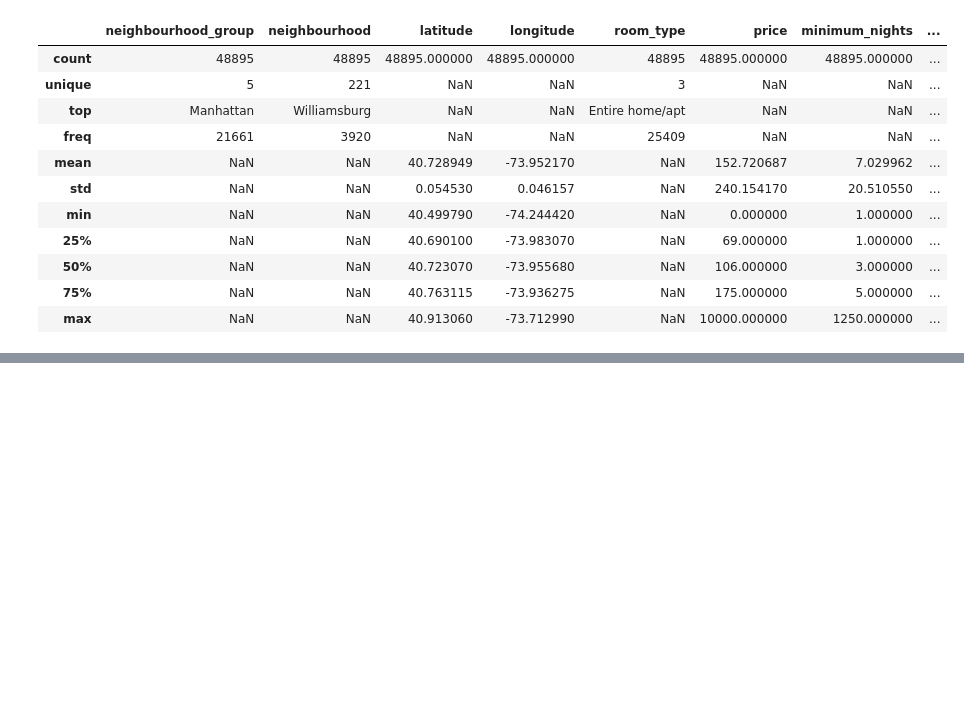
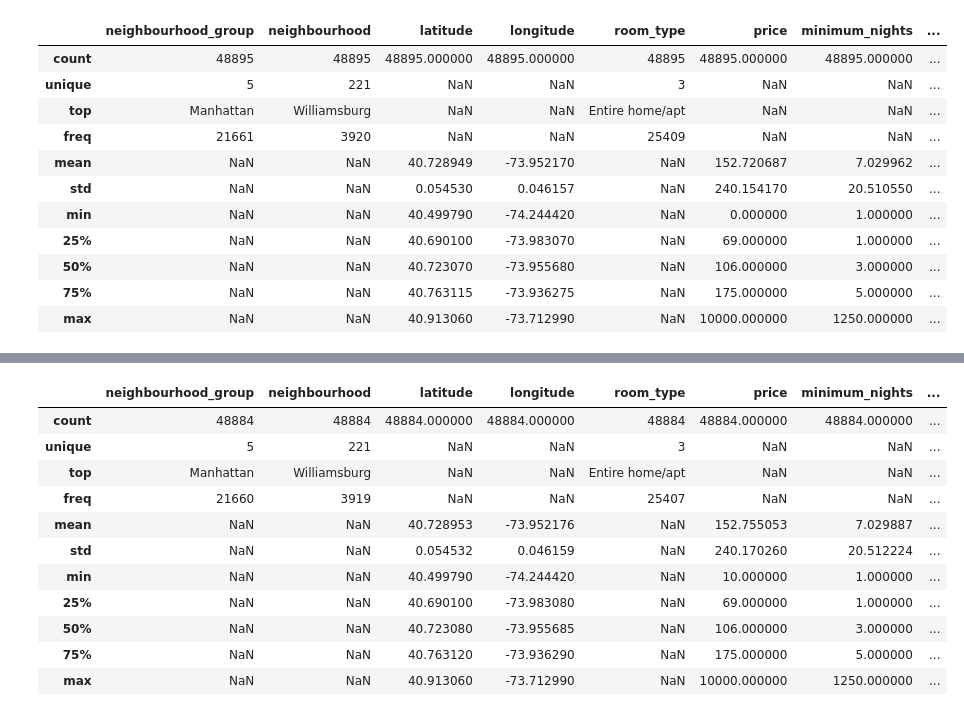
Before and after one commit to kinlongsun/Mini-Project-1, a Jupyter notebook: Capstone Project 1/CP1_Data Wrangling.ipynb, the cells around one changed output, grey strips where cells are left out. Saved outputs shown, nothing was run; the diff lists cells and outputs as text; code cells hidden in the pictures; blank space fills up the shorter version.

```diff
--- a/Capstone Project 1/CP1_Data Wrangling.ipynb
+++ b/Capstone Project 1/CP1_Data Wrangling.ipynb
@@ -240,3 +251,20 @@ data.describe(include='all')
+# %%
+data = data[raw_data.price!=0]
+# %%
+data.describe(include='all')
+# %% [output]
+|  | neighbourhood_group | neighbourhood | latitude | longitude | room_type | price | minimum_nights | ... |
+| count | 48884 | 48884 | 48884.000000 | 48884.000000 | 48884 | 48884.000000 | 48884.000000 | ... |
+| unique | 5 | 221 | NaN | NaN | 3 | NaN | NaN | ... |
+| top | Manhattan | Williamsburg | NaN | NaN | Entire home/apt | NaN | NaN | ... |
+| freq | 21660 | 3919 | NaN | NaN | 25407 | NaN | NaN | ... |
+| mean | NaN | NaN | 40.728953 | -73.952176 | NaN | 152.755053 | 7.029887 | ... |
+| std | NaN | NaN | 0.054532 | 0.046159 | NaN | 240.170260 | 20.512224 | ... |
+| min | NaN | NaN | 40.499790 | -74.244420 | NaN | 10.000000 | 1.000000 | ... |
+| 25% | NaN | NaN | 40.690100 | -73.983080 | NaN | 69.000000 | 1.000000 | ... |
+| 50% | NaN | NaN | 40.723080 | -73.955685 | NaN | 106.000000 | 3.000000 | ... |
+| 75% | NaN | NaN | 40.763120 | -73.936290 | NaN | 175.000000 | 5.000000 | ... |
+| max | NaN | NaN | 40.913060 | -73.712990 | NaN | 10000.000000 | 1250.000000 | ... |
 # %%
 # Saving the dataframe to CSV file
 
```
Also changed, not shown: parts of 2 cells of this notebook.
